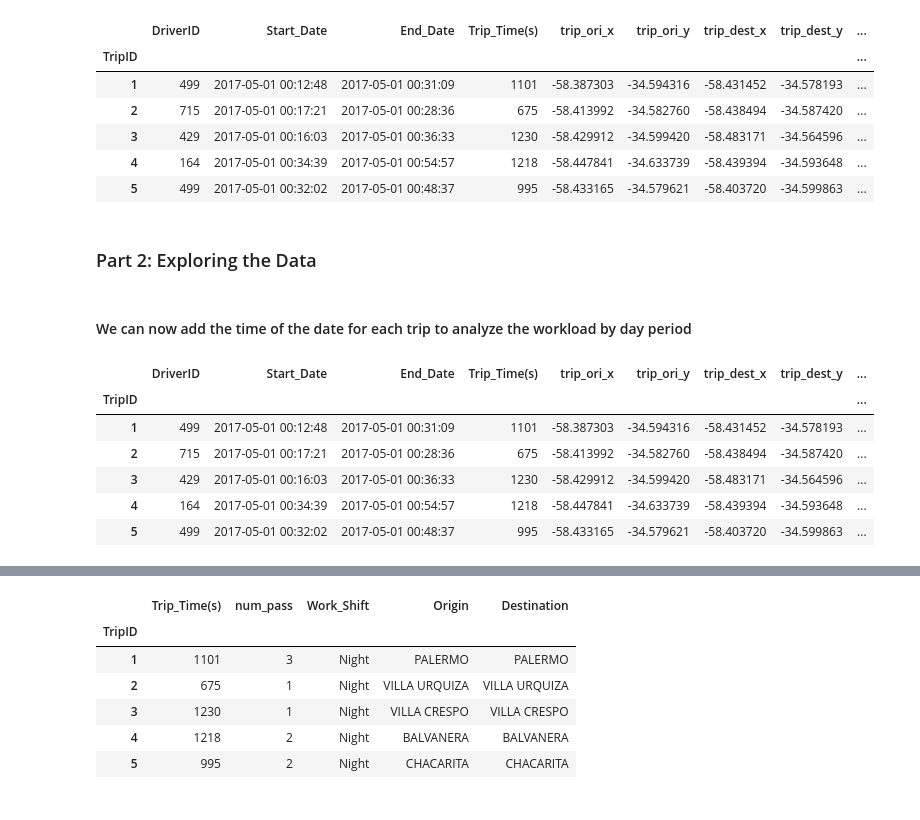
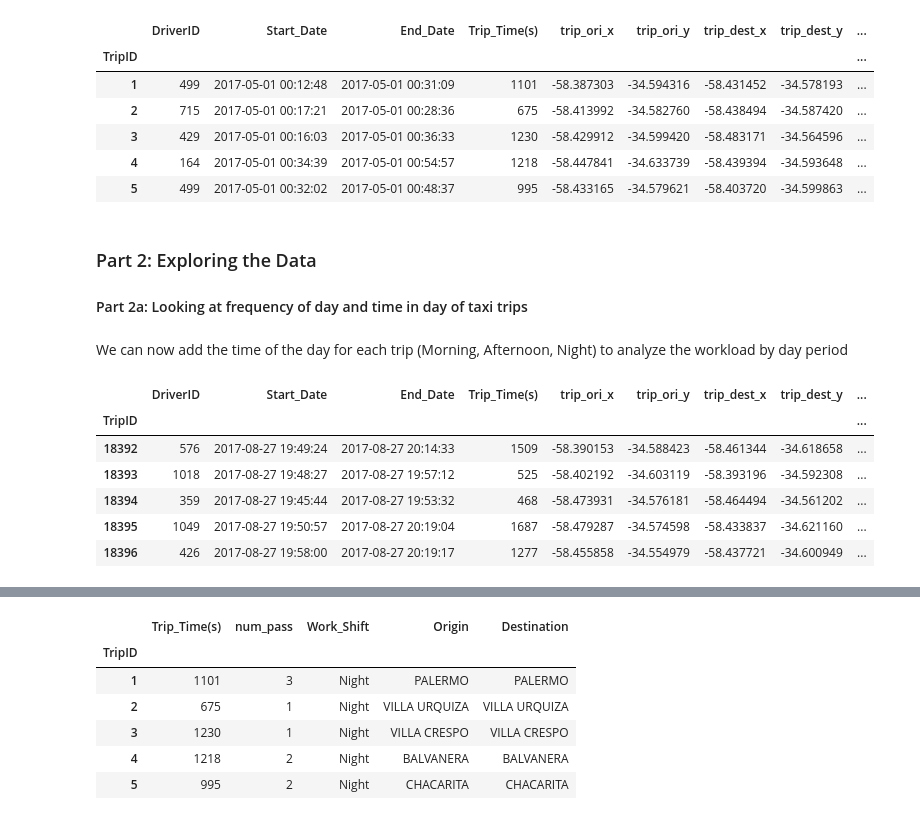
Before and after one commit to FFalcon0/Coursera_Capstone, a Jupyter notebook: Buenos Aires Clustering.ipynb, the cells around one changed output, grey strips where cells are left out. Cells and saved outputs as stored; diff of their text form; code cells hidden in the pictures.

```diff
--- a/Buenos Aires Clustering.ipynb
+++ b/Buenos Aires Clustering.ipynb
@@ -216,31 +228,37 @@ The dataframe has 19148 taxi trips recorded.
 | 5 | 499 | 2017-05-01 00:32:02 | 2017-05-01 00:48:37 | 995 | -58.433165 | -34.579621 | -58.403720 | -34.599863 | ... |
 # %% [markdown]
 ### Part 2: Exploring the Data
+
+#### Part 2a: Looking at frequency of day and time in day of taxi trips
 # %% [markdown]
-#### We can now add the time of the date for each trip to analyze the workload by day period
+We can now add the time of the day for each trip (Morning, Afternoon, Night) to analyze the workload by day period
 # %%
 # We create a function to assign the work shifts according to the trip start
 
 def f(x):
     if (x > 3) and (x <= 12):
         return 'Morning'
     elif (x > 12) and (x <= 19):
-        return'AfterNoon'
+        return'Afternoon'
     elif (x > 19) and (x <= 24):
         return'Night'
     elif (x <= 3):
         return'Night'
 
 # And apply it to the dataframe
 
 BATaxi['Work_Shift'] = BATaxi.Start_Date.dt.hour.apply(f)
 
-BATaxi.head()
+# We will also add the day of the week to improve our exploration
+
+BATaxi['Weekday'] = BATaxi.Start_Date.dt.strftime("%A")
+
+BATaxi.tail()
 # %% [output]
 |  | DriverID | Start_Date | End_Date | Trip_Time(s) | trip_ori_x | trip_ori_y | trip_dest_x | trip_dest_y | ... |
 | TripID |  |  |  |  |  |  |  |  | ... |
-| 1 | 499 | 2017-05-01 00:12:48 | 2017-05-01 00:31:09 | 1101 | -58.387303 | -34.594316 | -58.431452 | -34.578193 | ... |
-| 2 | 715 | 2017-05-01 00:17:21 | 2017-05-01 00:28:36 | 675 | -58.413992 | -34.582760 | -58.438494 | -34.587420 | ... |
-| 3 | 429 | 2017-05-01 00:16:03 | 2017-05-01 00:36:33 | 1230 | -58.429912 | -34.599420 | -58.483171 | -34.564596 | ... |
-| 4 | 164 | 2017-05-01 00:34:39 | 2017-05-01 00:54:57 | 1218 | -58.447841 | -34.633739 | -58.439394 | -34.593648 | ... |
-| 5 | 499 | 2017-05-01 00:32:02 | 2017-05-01 00:48:37 | 995 | -58.433165 | -34.579621 | -58.403720 | -34.599863 | ... |
+| 18392 | 576 | 2017-08-27 19:49:24 | 2017-08-27 20:14:33 | 1509 | -58.390153 | -34.588423 | -58.461344 | -34.618658 | ... |
+| 18393 | 1018 | 2017-08-27 19:48:27 | 2017-08-27 19:57:12 | 525 | -58.402192 | -34.603119 | -58.393196 | -34.592308 | ... |
+| 18394 | 359 | 2017-08-27 19:45:44 | 2017-08-27 19:53:32 | 468 | -58.473931 | -34.576181 | -58.464494 | -34.561202 | ... |
+| 18395 | 1049 | 2017-08-27 19:50:57 | 2017-08-27 20:19:04 | 1687 | -58.479287 | -34.574598 | -58.433837 | -34.621160 | ... |
+| 18396 | 426 | 2017-08-27 19:58:00 | 2017-08-27 20:19:17 | 1277 | -58.455858 | -34.554979 | -58.437721 | -34.600949 | ... |
```
Also changed, not shown: parts of 33 cells of this notebook.
